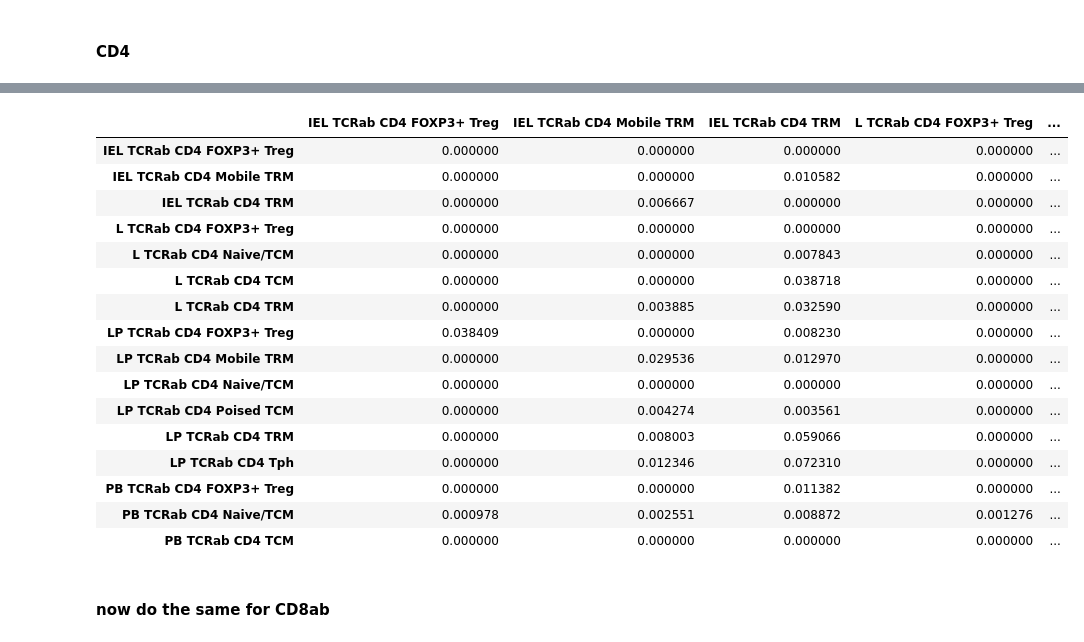
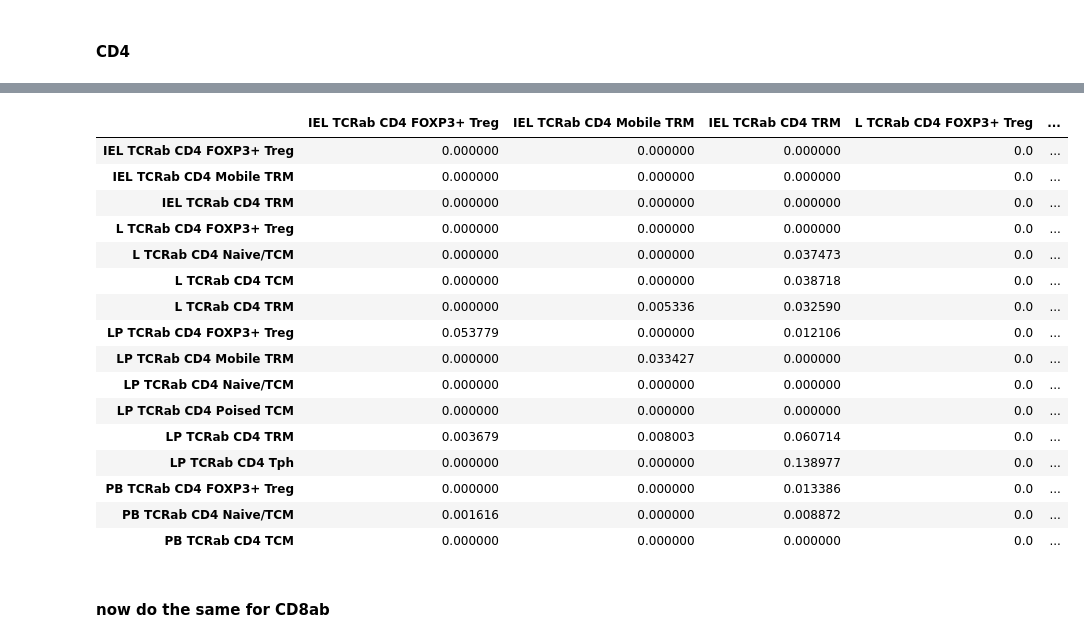
Before and after one commit to Ran-x2/gut-liver-TRM, a Jupyter notebook: Revision/GLIPH2/GLIPH2.ipynb, the cells around one changed output, grey strips where cells are left out. Saved outputs shown, nothing was run; the diff lists cells and outputs as text; code cells hidden in the pictures.

```diff
--- a/Revision/GLIPH2/GLIPH2.ipynb
+++ b/Revision/GLIPH2/GLIPH2.ipynb
@@ -81,50 +98,54 @@ for i in dedup['donor'].unique():
     for A in nodes:
         denom = unique_clone_counts.loc[A]
         if denom == 0:
             continue
         for B in nodes:
             if A == B:
                 continue
             # Motifs present in B
             motifs_B = motifs_in_ct[B]
             if not motifs_B:
                 shared_counts.loc[A, B] = 0.0
                 continue
 
             # Clones in A that have at least one motif also seen in B
             clones_A_shared = set(
                 df_i.loc[
                     (df_i['celltype']==A) & (df_i[motif_col].isin(motifs_B)), #well that is, if a clone in cell type A and has the motif that is in cell type B
                     'clone'
                 ]
             )
             shared_counts.loc[A, B] = len(clones_A_shared) / denom
-            if shared_counts.loc[A, B] < 5/ denom:
+            if shared_counts.loc[A, B] < 2/ denom:
                 shared_counts.loc[A, B] = 0 # filter out too few shared
 
     CD4_GLIPH2_donor_clone_normalized[i] = shared_counts
 
 # --- 2) Average across donors (aligning all cell types) ---
 all_nodes = sorted(dedup['celltype'].unique())
-dfs = [m.reindex(index=all_nodes, columns=all_nodes, fill_value=0.0)
-       for m in CD4_GLIPH2_donor_clone_normalized.values()]
-CD4_GLIPH2_donor_clone_normalized_mean = sum(dfs) / len(dfs)
+dfs = [m.reindex(index=all_nodes, columns=all_nodes, fill_value=0.0) for m in CD4_GLIPH2_donor_clone_normalized.values()]
+dfs_array = np.array([df.values.astype(float) for df in dfs])
+nonzero_mask = np.sum(dfs_array != 0, axis=0) >= 2
+mean_matrix = np.zeros_like(dfs_array[0])
+
+mean_matrix[nonzero_mask] = np.mean(dfs_array[:, nonzero_mask], axis=0)
+CD4_GLIPH2_donor_clone_normalized_mean = pd.DataFrame(mean_matrix, index=all_nodes, columns=all_nodes)
 CD4_GLIPH2_donor_clone_normalized_mean
 # %% [output]
 |  | IEL TCRab CD4 FOXP3+ Treg | IEL TCRab CD4 Mobile TRM | IEL TCRab CD4 TRM | L TCRab CD4 FOXP3+ Treg | ... |
-| IEL TCRab CD4 FOXP3+ Treg | 0.000000 | 0.000000 | 0.000000 | 0.000000 | ... |
-| IEL TCRab CD4 Mobile TRM | 0.000000 | 0.000000 | 0.010582 | 0.000000 | ... |
-| IEL TCRab CD4 TRM | 0.000000 | 0.006667 | 0.000000 | 0.000000 | ... |
-| L TCRab CD4 FOXP3+ Treg | 0.000000 | 0.000000 | 0.000000 | 0.000000 | ... |
-| L TCRab CD4 Naive/TCM | 0.000000 | 0.000000 | 0.007843 | 0.000000 | ... |
-| L TCRab CD4 TCM | 0.000000 | 0.000000 | 0.038718 | 0.000000 | ... |
-| L TCRab CD4 TRM | 0.000000 | 0.003885 | 0.032590 | 0.000000 | ... |
-| LP TCRab CD4 FOXP3+ Treg | 0.038409 | 0.000000 | 0.008230 | 0.000000 | ... |
-| LP TCRab CD4 Mobile TRM | 0.000000 | 0.029536 | 0.012970 | 0.000000 | ... |
-| LP TCRab CD4 Naive/TCM | 0.000000 | 0.000000 | 0.000000 | 0.000000 | ... |
-| LP TCRab CD4 Poised TCM | 0.000000 | 0.004274 | 0.003561 | 0.000000 | ... |
-| LP TCRab CD4 TRM | 0.000000 | 0.008003 | 0.059066 | 0.000000 | ... |
-| LP TCRab CD4 Tph | 0.000000 | 0.012346 | 0.072310 | 0.000000 | ... |
-| PB TCRab CD4 FOXP3+ Treg | 0.000000 | 0.000000 | 0.011382 | 0.000000 | ... |
-| PB TCRab CD4 Naive/TCM | 0.000978 | 0.002551 | 0.008872 | 0.001276 | ... |
-| PB TCRab CD4 TCM | 0.000000 | 0.000000 | 0.000000 | 0.000000 | ... |
+| IEL TCRab CD4 FOXP3+ Treg | 0.000000 | 0.000000 | 0.000000 | 0.0 | ... |
+| IEL TCRab CD4 Mobile TRM | 0.000000 | 0.000000 | 0.000000 | 0.0 | ... |
+| IEL TCRab CD4 TRM | 0.000000 | 0.000000 | 0.000000 | 0.0 | ... |
+| L TCRab CD4 FOXP3+ Treg | 0.000000 | 0.000000 | 0.000000 | 0.0 | ... |
+| L TCRab CD4 Naive/TCM | 0.000000 | 0.000000 | 0.037473 | 0.0 | ... |
+| L TCRab CD4 TCM | 0.000000 | 0.000000 | 0.038718 | 0.0 | ... |
+| L TCRab CD4 TRM | 0.000000 | 0.005336 | 0.032590 | 0.0 | ... |
+| LP TCRab CD4 FOXP3+ Treg | 0.053779 | 0.000000 | 0.012106 | 0.0 | ... |
+| LP TCRab CD4 Mobile TRM | 0.000000 | 0.033427 | 0.000000 | 0.0 | ... |
+| LP TCRab CD4 Naive/TCM | 0.000000 | 0.000000 | 0.000000 | 0.0 | ... |
+| LP TCRab CD4 Poised TCM | 0.000000 | 0.000000 | 0.000000 | 0.0 | ... |
+| LP TCRab CD4 TRM | 0.003679 | 0.008003 | 0.060714 | 0.0 | ... |
+| LP TCRab CD4 Tph | 0.000000 | 0.000000 | 0.138977 | 0.0 | ... |
+| PB TCRab CD4 FOXP3+ Treg | 0.000000 | 0.000000 | 0.013386 | 0.0 | ... |
+| PB TCRab CD4 Naive/TCM | 0.001616 | 0.000000 | 0.008872 | 0.0 | ... |
+| PB TCRab CD4 TCM | 0.000000 | 0.000000 | 0.000000 | 0.0 | ... |
```
Also changed, not shown: parts of 7 cells of this notebook, 10 other files.
